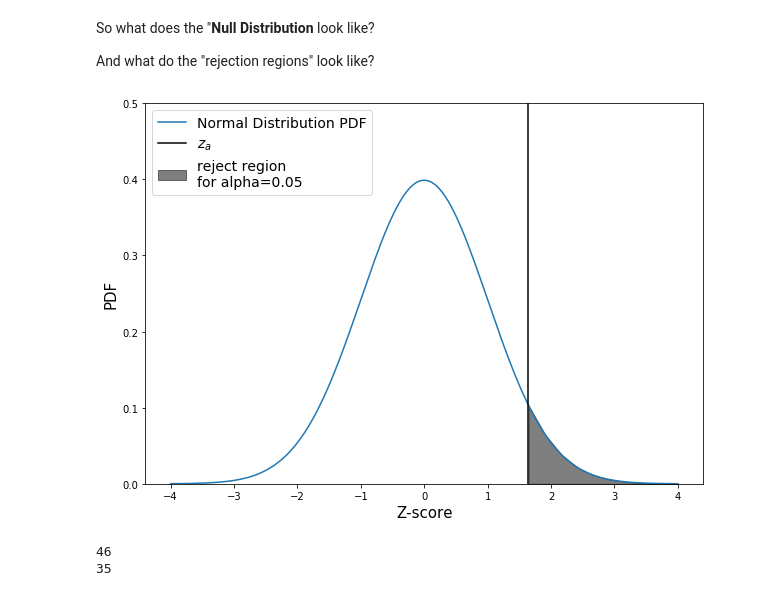
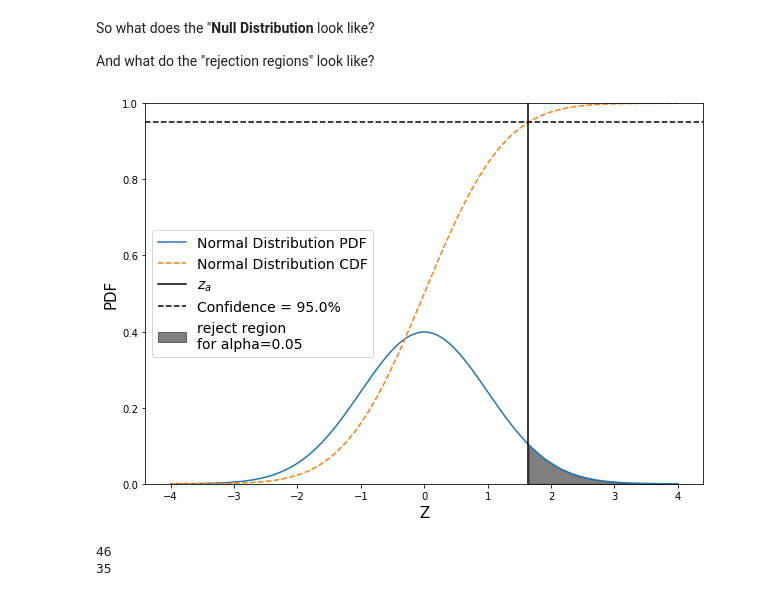
Before and after one commit to Mountain-Hydrology-Research-Group/data-analysis, a Jupyter notebook: modules/lab2/lab2-1.ipynb, the cells around one changed output. Cells and saved outputs as stored; diff of their text form; code cells hidden in the pictures.

```diff
--- a/modules/lab2/lab2-1.ipynb
+++ b/modules/lab2/lab2-1.ipynb
@@ -232,24 +232,31 @@ And what do the "rejection regions" look like?
 # %%
 fig, ax = plt.subplots(figsize=(10,7))
 
 # Create a null pdf
 x = np.linspace(-4, 4, num=160)
 ax.plot(x, stats.norm.pdf(x, 0, 1), label='Normal Distribution PDF')
 
+# Plot the null cdf
+ax.plot(x, stats.norm.cdf(x, 0, 1), linestyle='--', label='Normal Distribution CDF')
+
 # Plot the region that z_test would have to fall in in order for us to reject the null hypothesis
 conf = 0.95
 z_alpha = stats.norm.ppf(conf)
 shade = np.linspace(z_alpha, 4, 10)
 ax.fill_between(shade, stats.norm.pdf(shade, 0, 1) ,  color='k', alpha=0.5, label='reject region\nfor alpha={}'.format(np.round(1-conf,2)))
+# Plot a line at z_alpha
 plt.axvline(z_alpha, color='black', label='$z_{a}$')
+# Plot a line at our 95% confidence
+plt.axhline(conf, color='black', linestyle='--', label='Confidence = {}%'.format(conf*100))
+
 
 # Add labels
-ax.set_ylim((0,0.5))
-plt.xlabel('Z-score', fontsize=15)
+ax.set_ylim((0,1))
+plt.xlabel('Z', fontsize=15)
 plt.ylabel('PDF', fontsize=15)
-ax.legend(loc='upper left', fontsize=14);
+ax.legend(loc='center left', fontsize=14);
 # %% [output]
-[figure, old version]
+[figure, new version]
 # %%
 # Check that we have a large enough sample size (n>30)
 
```
Also changed, not shown: parts of 3 cells of this notebook, 2 other files.
